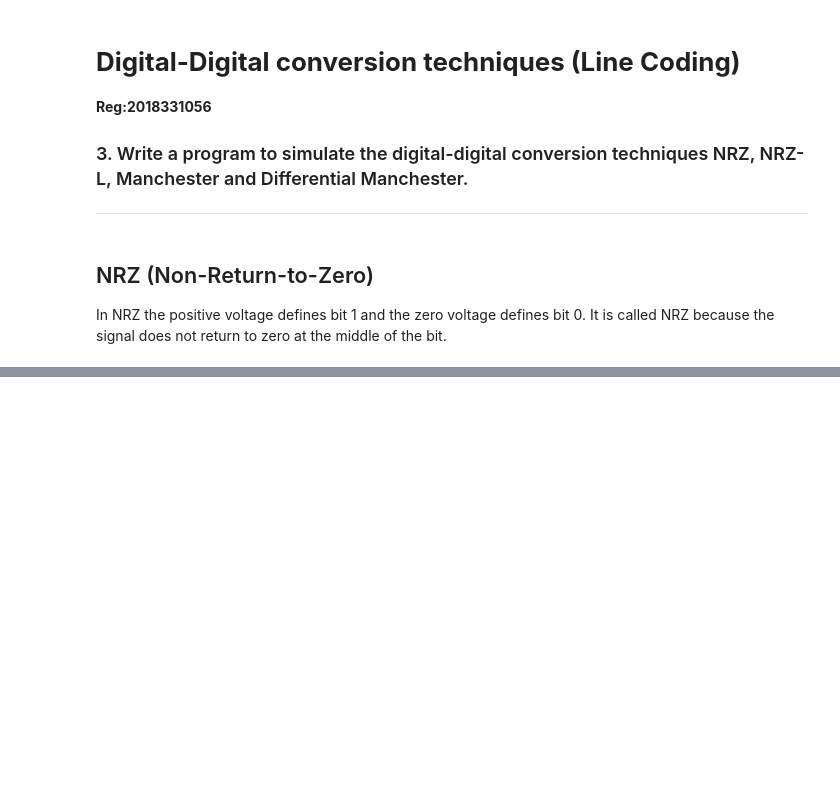
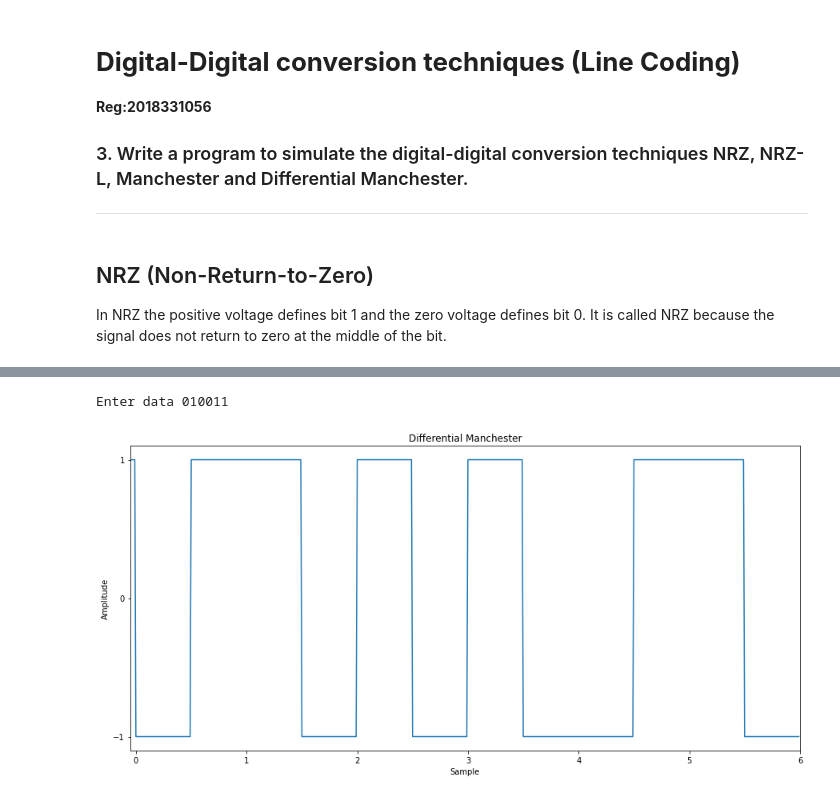
Before and after one commit to 2018331056shanto/Communication-Engineering-Lab, a Jupyter notebook: Digital_to_Digital_Signal_Conversion.ipynb, the cells around one changed output, grey strips where cells are left out. Drawn from its saved outputs; the diff is of its cells as text; code cells hidden in the pictures; blank space fills up the shorter version.

```diff
--- a/Digital_to_Digital_Signal_Conversion.ipynb
+++ b/Digital_to_Digital_Signal_Conversion.ipynb
@@ -173,0 +113,47 @@ plotDifferentialManchester(data)
+# %%
+import matplotlib.pyplot as plt
+import numpy as np
+def differentialManchester(data):
+  x=np.arange(-.5,len(data),.01)
+  y=np.empty(0)
+  y=np.concatenate((y,np.ones(50)))
+
+  prevstate=1
+  for bit in data:
+    if bit=='0':
+      if prevstate==-1:
+        y=np.concatenate((y,np.ones(50)))
+        y=np.concatenate((y,np.ones(50)*-1))
+        prevstate=-1
+      else:
+        y=np.concatenate((y,np.ones(50)*-1))
+        y=np.concatenate((y,np.ones(50)))
+        prevstate=1
+    elif bit=='1':
+      if prevstate==1:
+        y=np.concatenate((y,np.ones(50)))
+        y=np.concatenate((y,np.ones(50)*-1))
+        prevstate=-1
+      else:
+        y=np.concatenate((y,np.ones(50)*-1))
+        y=np.concatenate((y,np.ones(50)))
+        prevstate=1
+
+
+
+  plt.figure(figsize=(15,7))
+  plt.xlabel("Sample")
+  plt.ylabel("Amplitude")
+  plt.yticks([-1,0,1])
+  plt.title("Differential Manchester")
+  plt.xlim(-.05,len(data))
+  plt.plot(x,y)
+
+
+
+
+data=input("Enter data ")
+differentialManchester(data)
+# %% [output]
+Enter data 010011
+[figure, added]
```
Also changed, not shown: parts of 7 cells of this notebook.
